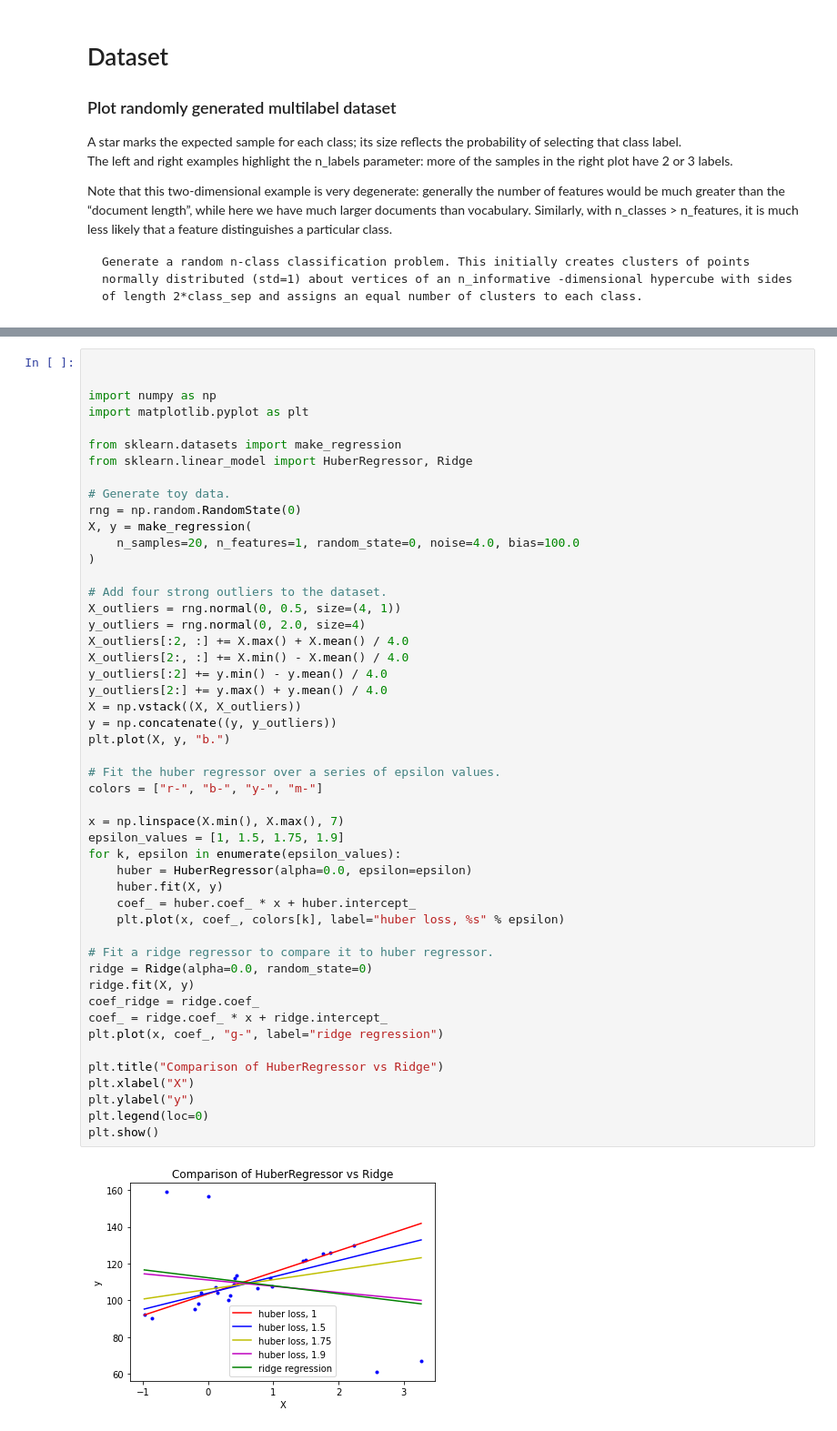
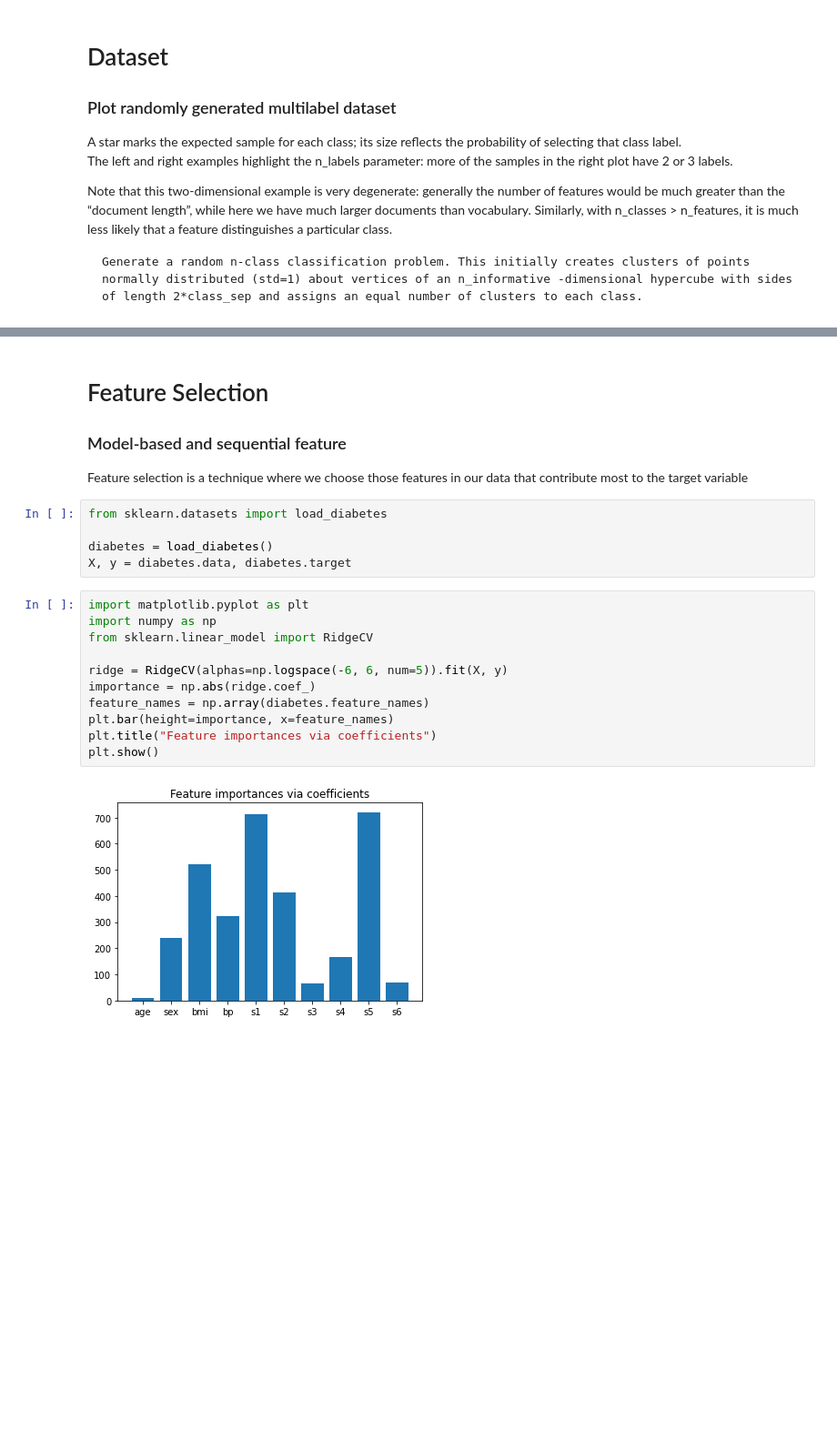
Before and after one commit to Eoin-Lernihan/Emerging-Technologies-2021, a Jupyter notebook: composetest/scikit_learn_libary.ipynb, the cells around one changed output, grey strips where cells are left out. Shown at 91% size. Drawn from its saved outputs; the diff is of its cells as text; blank space fills up the shorter version.

Commit message:
Feature Selection_Model-based

```diff
--- a/composetest/scikit_learn_libary.ipynb
+++ b/composetest/scikit_learn_libary.ipynb
@@ -126,51 +126,22 @@ yellow  0.36    0.81    0.19
+# %% [markdown]
+<h1>Feature Selection</h1>
+<h3>Model-based and sequential feature</h3>
+Feature selection is a technique where we choose those features in our data that contribute most to the target variable
 # %%
+from sklearn.datasets import load_diabetes
 
-
-import numpy as np
-import matplotlib.pyplot as plt
-
-from sklearn.datasets import make_regression
-from sklearn.linear_model import HuberRegressor, Ridge
-
-# Generate toy data.
-rng = np.random.RandomState(0)
-X, y = make_regression(
-    n_samples=20, n_features=1, random_state=0, noise=4.0, bias=100.0
-)
-
-# Add four strong outliers to the dataset.
-X_outliers = rng.normal(0, 0.5, size=(4, 1))
-y_outliers = rng.normal(0, 2.0, size=4)
-X_outliers[:2, :] += X.max() + X.mean() / 4.0
-X_outliers[2:, :] += X.min() - X.mean() / 4.0
-y_outliers[:2] += y.min() - y.mean() / 4.0
-y_outliers[2:] += y.max() + y.mean() / 4.0
-X = np.vstack((X, X_outliers))
-y = np.concatenate((y, y_outliers))
-plt.plot(X, y, "b.")
-
-# Fit the huber regressor over a series of epsilon values.
-colors = ["r-", "b-", "y-", "m-"]
-
-x = np.linspace(X.min(), X.max(), 7)
-epsilon_values = [1, 1.5, 1.75, 1.9]
-for k, epsilon in enumerate(epsilon_values):
-    huber = HuberRegressor(alpha=0.0, epsilon=epsilon)
-    huber.fit(X, y)
-    coef_ = huber.coef_ * x + huber.intercept_
-    plt.plot(x, coef_, colors[k], label="huber loss, %s" % epsilon)
-
-# Fit a ridge regressor to compare it to huber regressor.
-ridge = Ridge(alpha=0.0, random_state=0)
-ridge.fit(X, y)
-coef_ridge = ridge.coef_
-coef_ = ridge.coef_ * x + ridge.intercept_
-plt.plot(x, coef_, "g-", label="ridge regression")
-
-plt.title("Comparison of HuberRegressor vs Ridge")
-plt.xlabel("X")
-plt.ylabel("y")
-plt.legend(loc=0)
-plt.show()
+diabetes = load_diabetes()
+X, y = diabetes.data, diabetes.target
-# %% [output]
-[figure, removed]
+# %%
+import matplotlib.pyplot as plt
+import numpy as np
+from sklearn.linear_model import RidgeCV
+
+ridge = RidgeCV(alphas=np.logspace(-6, 6, num=5)).fit(X, y)
+importance = np.abs(ridge.coef_)
+feature_names = np.array(diabetes.feature_names)
+plt.bar(height=importance, x=feature_names)
+plt.title("Feature importances via coefficients")
+plt.show()
+# %% [output]
+[figure, added]
```
Also changed, not shown: parts of 1 cell of this notebook.
